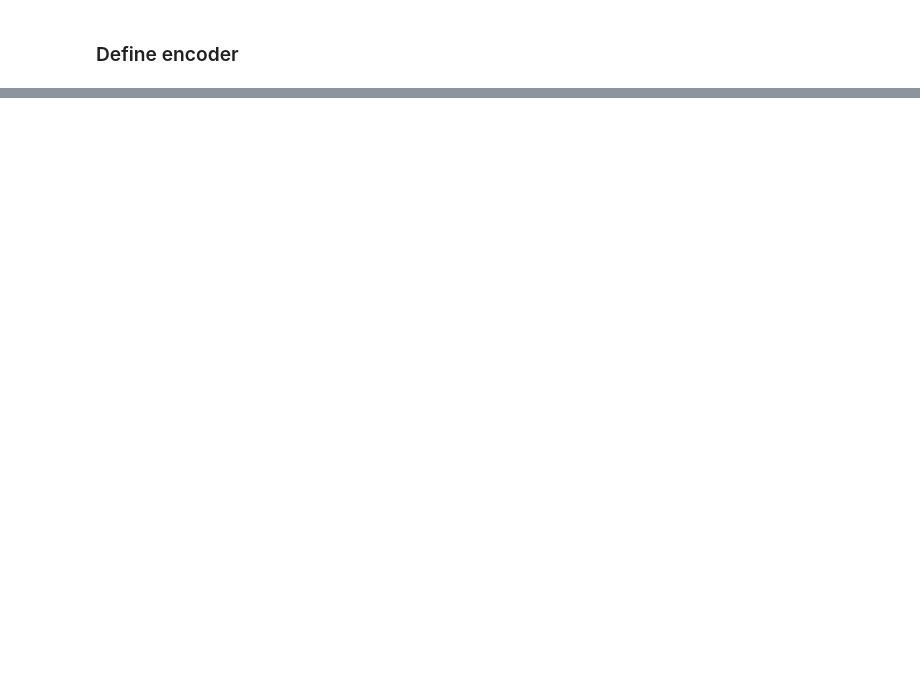
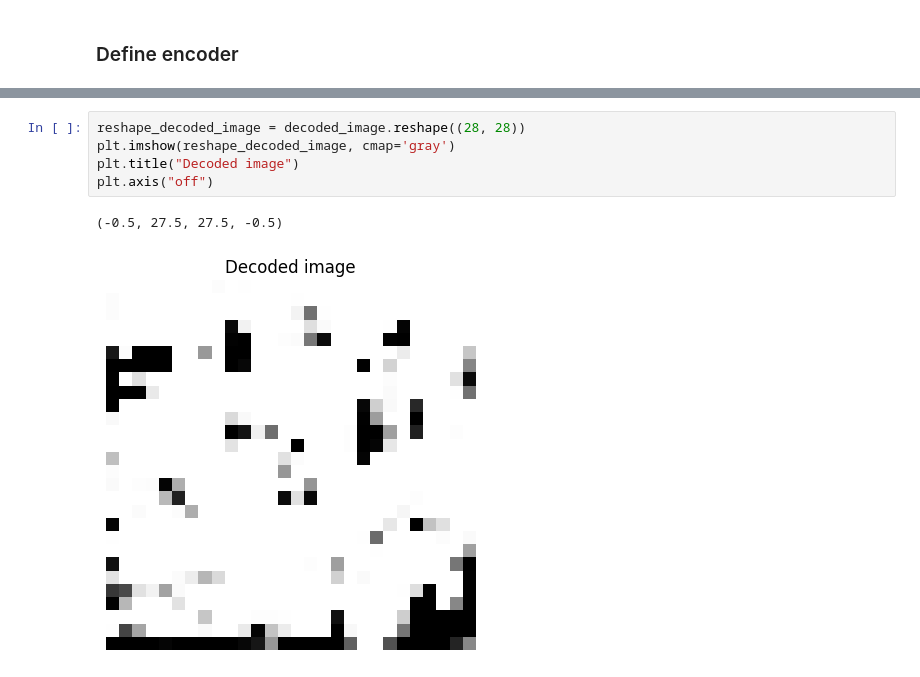
Before and after one commit to nabii-nguyenn213/From-Numpy, a Jupyter notebook: Auto_Encoder/Auto-Encoder/test.ipynb, the cells around one changed output, grey strips where cells are left out. Saved outputs shown, nothing was run; the diff lists cells and outputs as text; blank space fills up the shorter version.

```diff
--- a/Auto_Encoder/Auto-Encoder/test.ipynb
+++ b/Auto_Encoder/Auto-Encoder/test.ipynb
@@ -54,0 +102,8 @@ plt.axis("off")
+# %%
+reshape_decoded_image = decoded_image.reshape((28, 28))
+plt.imshow(reshape_decoded_image, cmap='gray')
+plt.title("Decoded image")
+plt.axis("off")
+# %% [output]
+(-0.5, 27.5, 27.5, -0.5)
+[figure, added]
```
Also changed, not shown: parts of 32 cells of this notebook.
